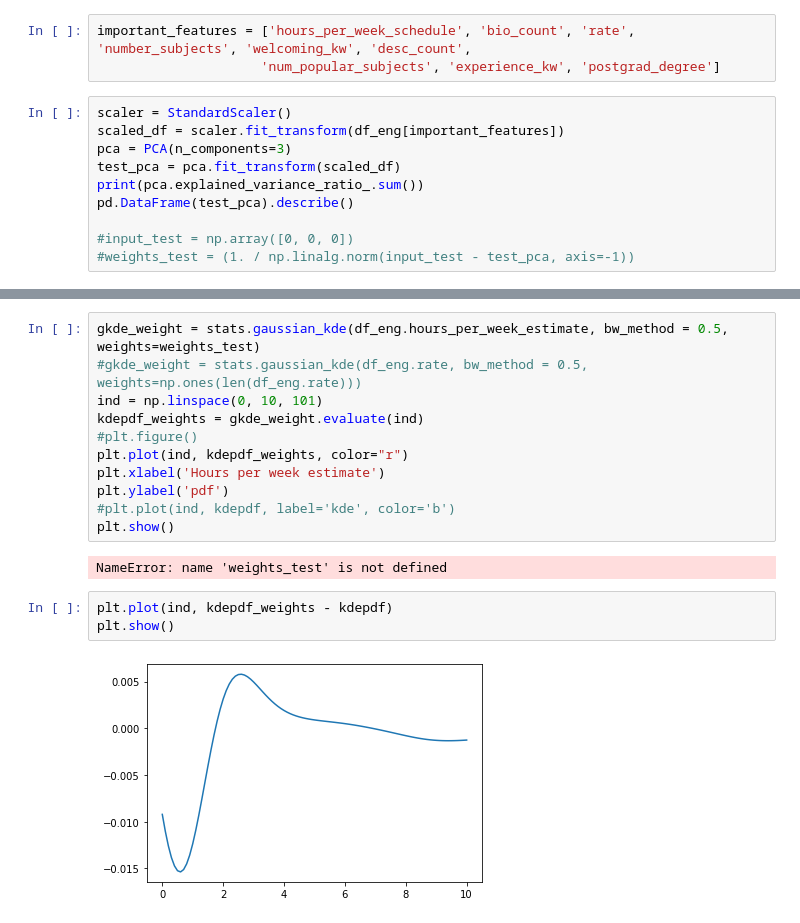
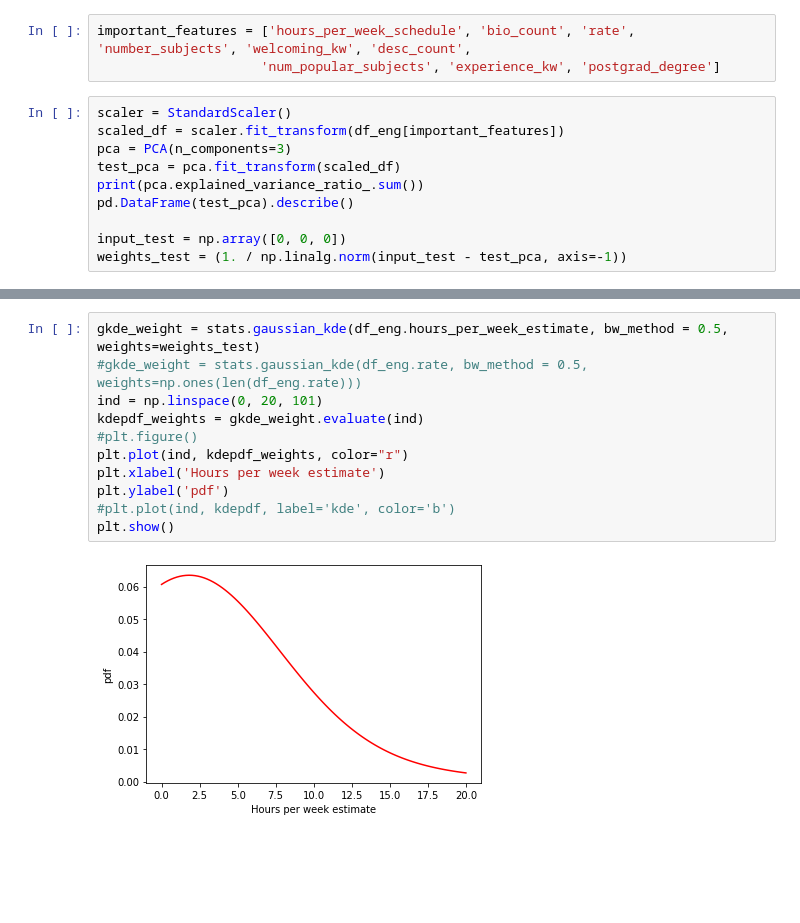
Before and after one commit to vijayoct27/tutor_prediction, a Jupyter notebook: tutor_demand.ipynb, the cells around one changed output, grey strips where cells are left out. Saved outputs shown, nothing was run; the diff lists cells and outputs as text; blank space fills up the shorter version.

```diff
--- a/tutor_demand.ipynb
+++ b/tutor_demand.ipynb
@@ -340,6 +340,6 @@ test_pca = pca.fit_transform(scaled_df)
 print(pca.explained_variance_ratio_.sum())
 pd.DataFrame(test_pca).describe()
 
-#input_test = np.array([0, 0, 0])
-#weights_test = (1. / np.linalg.norm(input_test - test_pca, axis=-1))
+input_test = np.array([0, 0, 0])
+weights_test = (1. / np.linalg.norm(input_test - test_pca, axis=-1))
 # %% [output]
@@ -356,21 +347,16 @@ pd.DataFrame(test_pca).describe()
 # %%
 gkde_weight = stats.gaussian_kde(df_eng.hours_per_week_estimate, bw_method = 0.5, weights=weights_test)
 #gkde_weight = stats.gaussian_kde(df_eng.rate, bw_method = 0.5, weights=np.ones(len(df_eng.rate)))
-ind = np.linspace(0, 10, 101)
+ind = np.linspace(0, 20, 101)
 kdepdf_weights = gkde_weight.evaluate(ind)
 #plt.figure()
 plt.plot(ind, kdepdf_weights, color="r")
 plt.xlabel('Hours per week estimate')
 plt.ylabel('pdf')
 #plt.plot(ind, kdepdf, label='kde', color='b')
 plt.show()
 # %% [output]
-NameError: name 'weights_test' is not defined
+[figure, added]
-# %%
-plt.plot(ind, kdepdf_weights - kdepdf)
-plt.show()
-# %% [output]
-[figure, removed]
 # %%
 scaler = StandardScaler()
 scaled_df = scaler.fit_transform(df_eng[important_features])
```
Also changed, not shown: parts of 3 cells of this notebook, 2 other files.
